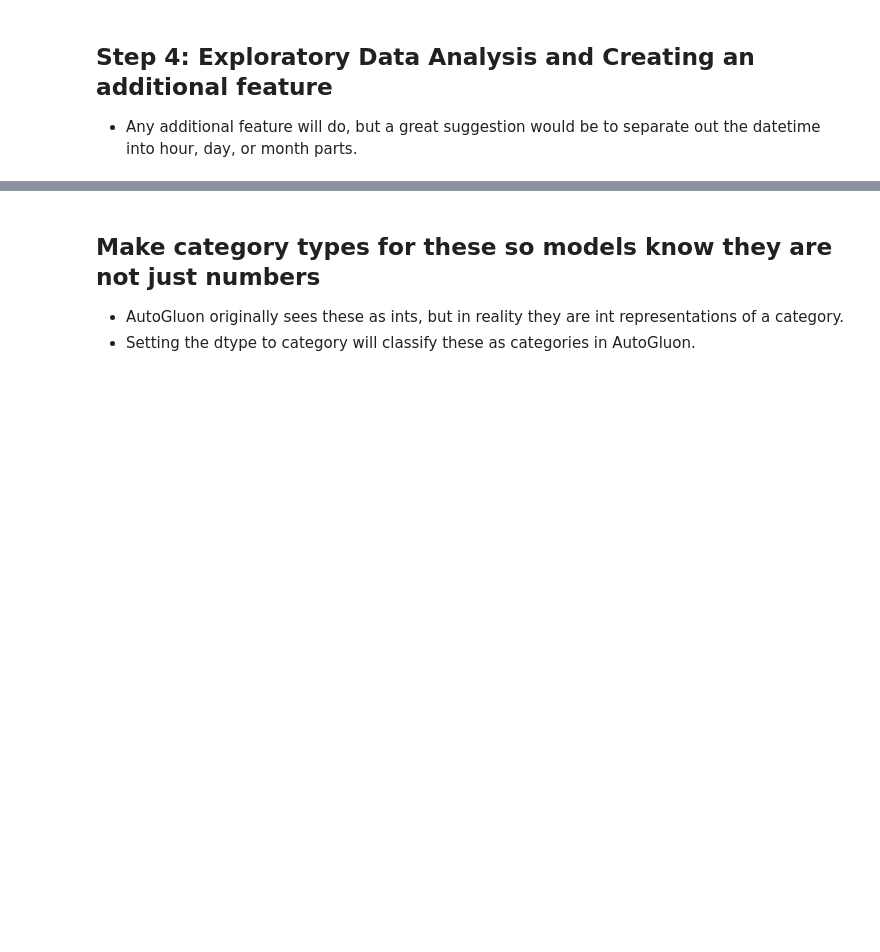
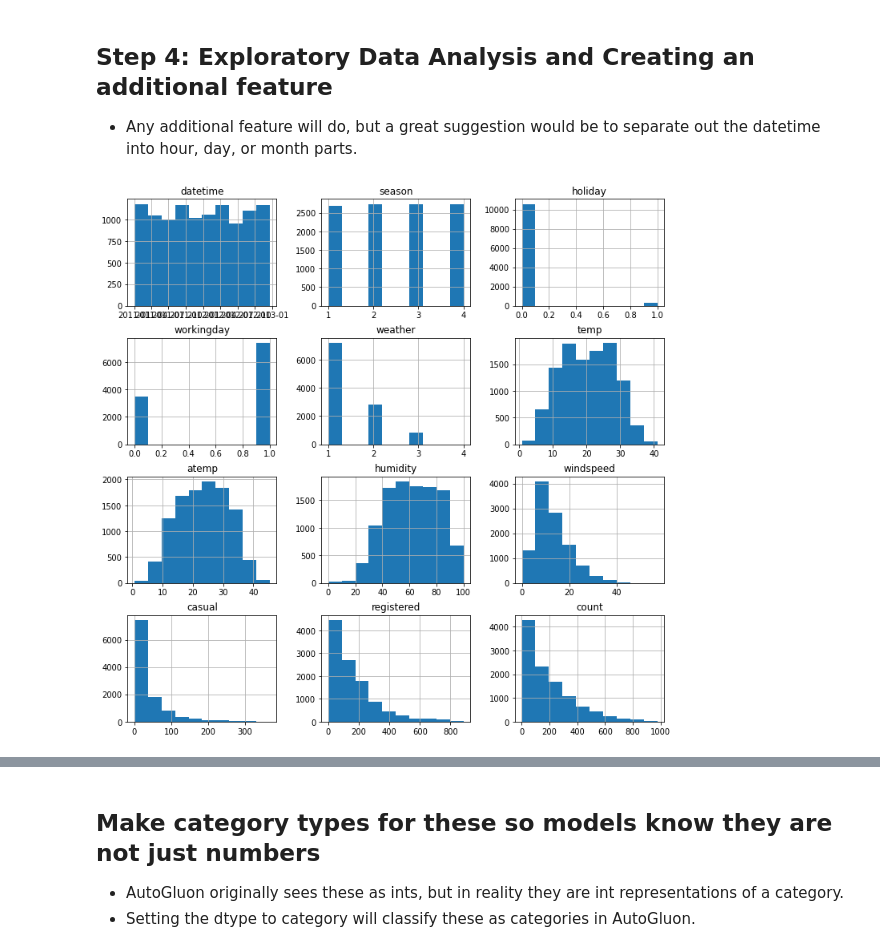
Before and after one commit to Osamakhedr123/bike-sharing-prediction-autogluon, a Jupyter notebook: project-template.ipynb, the cells around one changed output, grey strips where cells are left out. Drawn from its saved outputs; the diff is of its cells as text; code cells hidden in the pictures; blank space fills up the shorter version.

```diff
--- a/project-template.ipynb
+++ b/project-template.ipynb
@@ -61,5 +98,5 @@ from autogluon.tabular import TabularPredictor
 # %%
 # Create the train dataset in pandas by reading the csv
 # Set the parsing of the datetime column so you can use some of the `dt` features in pandas later
-train = ?
+train = pd.read_csv('train.csv',parse_dates=['datetime'])
 train.head()
@@ -122,4 +326,6 @@ submission.to_csv("submission.csv", index=False)
 * Any additional feature will do, but a great suggestion would be to separate out the datetime into hour, day, or month parts.
 # %%
 # Create a histogram of all features to show the distribution of each one relative to the data. This is part of the exploritory data analysis
-train.?
+train.hist(figsize=(12,12));
+# %% [output]
+[figure, added]
```
Also changed, not shown: parts of 63 cells of this notebook, 11 other files.
